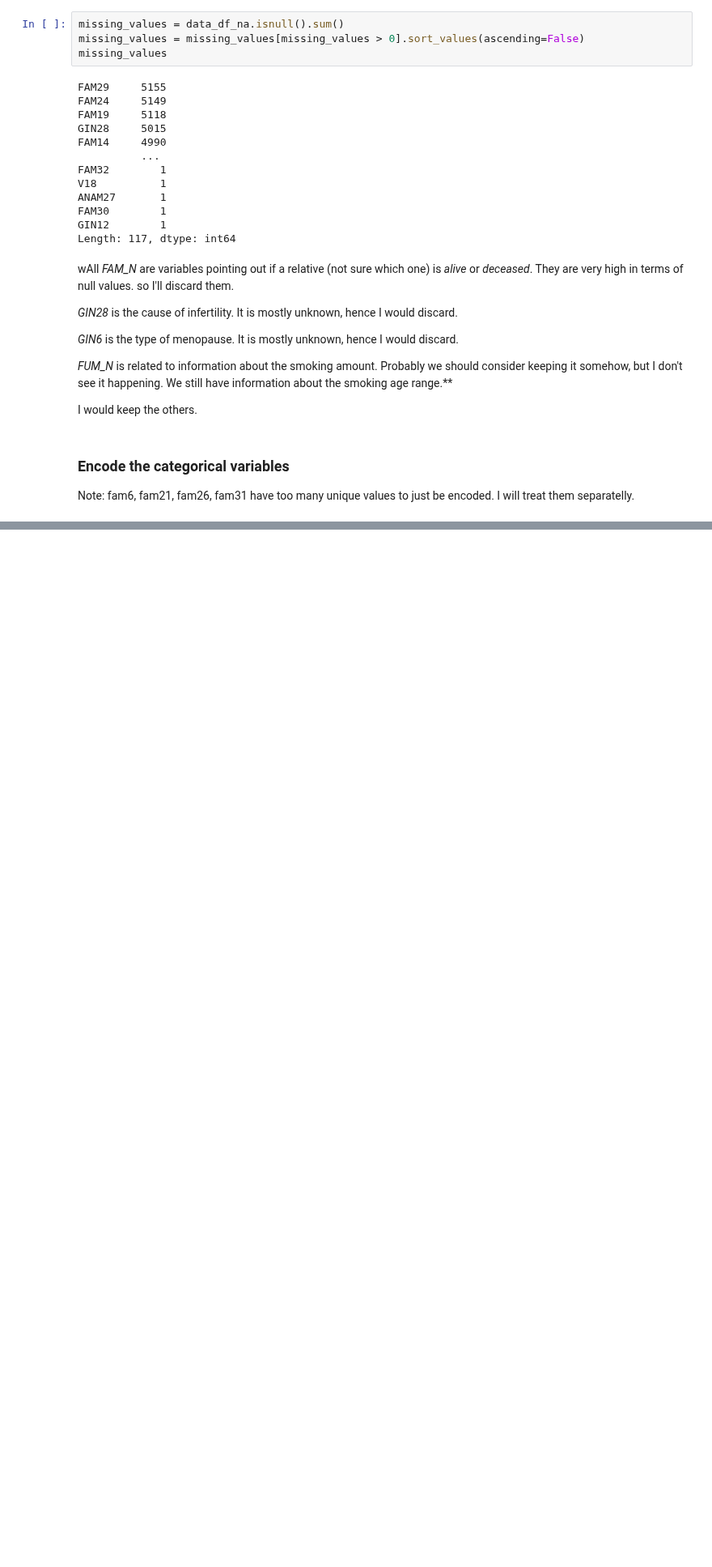
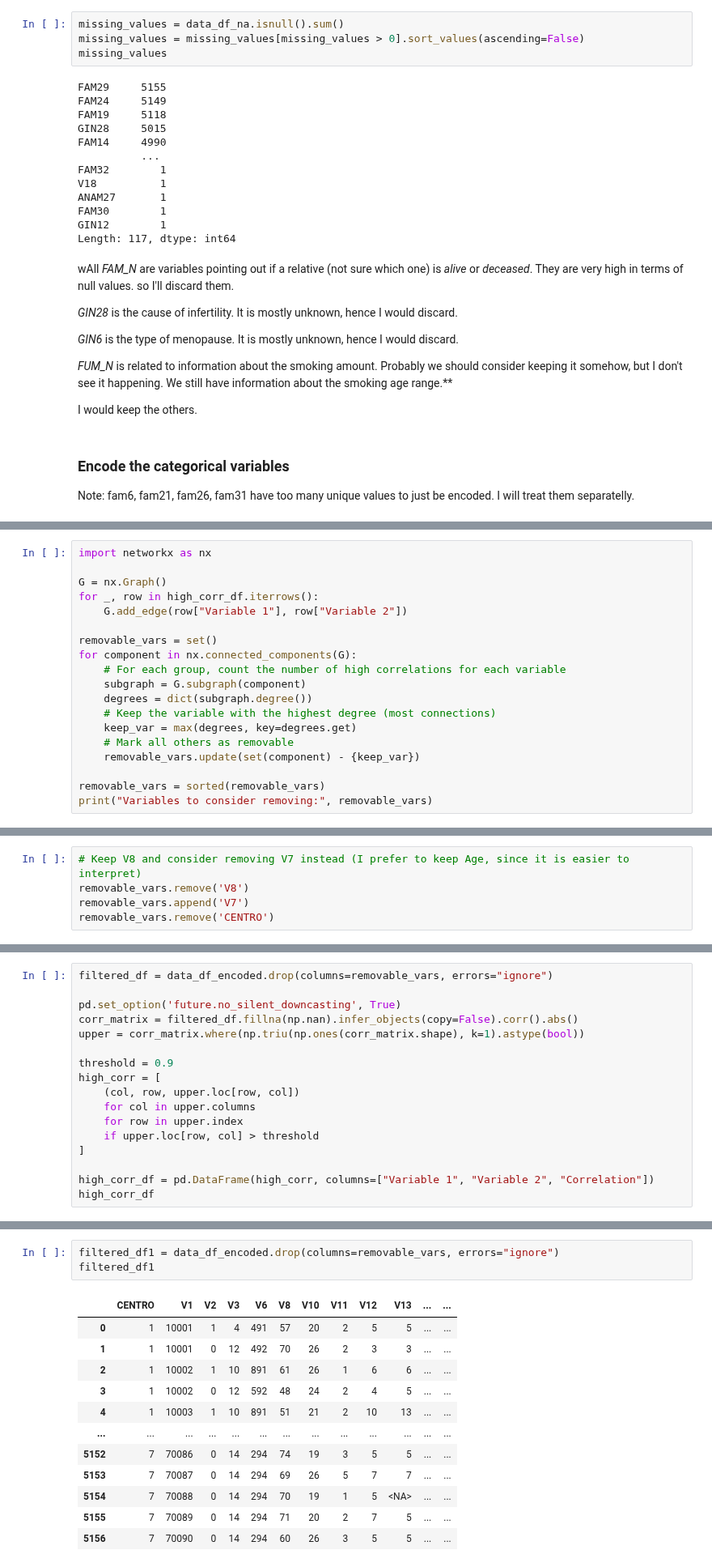
Before and after one commit to Paolaloi/EpidemLab, a Jupyter notebook: code.ipynb, the cells around one changed output, grey strips where cells are left out. Shown at 81% size. Cells and saved outputs as stored; diff of their text form; blank space fills up the shorter version.

```diff
--- a/code.ipynb
+++ b/code.ipynb
@@ -318,0 +371,19 @@ KeyError: "None of [Index(['center', 'v4', 'v5', 'v9', 'v14', 'v15', 'fum10', 'f
+# %%
+import networkx as nx
+
+G = nx.Graph()
+for _, row in high_corr_df.iterrows():
+    G.add_edge(row["Variable 1"], row["Variable 2"])
+
+removable_vars = set()
+for component in nx.connected_components(G):
+    # For each group, count the number of high correlations for each variable
+    subgraph = G.subgraph(component)
+    degrees = dict(subgraph.degree())
+    # Keep the variable with the highest degree (most connections)
+    keep_var = max(degrees, key=degrees.get)
+    # Mark all others as removable
+    removable_vars.update(set(component) - {keep_var})
+
+removable_vars = sorted(removable_vars)
+print("Variables to consider removing:", removable_vars)
@@ -318,0 +392,5 @@ KeyError: "None of [Index(['center', 'v4', 'v5', 'v9', 'v14', 'v15', 'fum10', 'f
+# %%
+# Keep V8 and consider removing V7 instead (I prefer to keep Age, since it is easier to interpret)
+removable_vars.remove('V8')
+removable_vars.append('V7')
+removable_vars.remove('CENTRO')
@@ -318,0 +417,17 @@ KeyError: "None of [Index(['center', 'v4', 'v5', 'v9', 'v14', 'v15', 'fum10', 'f
+# %%
+filtered_df = data_df_encoded.drop(columns=removable_vars, errors="ignore")
+
+pd.set_option('future.no_silent_downcasting', True)
+corr_matrix = filtered_df.fillna(np.nan).infer_objects(copy=False).corr().abs()
+upper = corr_matrix.where(np.triu(np.ones(corr_matrix.shape), k=1).astype(bool))
+
+threshold = 0.9
+high_corr = [
+    (col, row, upper.loc[row, col])
+    for col in upper.columns
+    for row in upper.index
+    if upper.loc[row, col] > threshold
+]
+
+high_corr_df = pd.DataFrame(high_corr, columns=["Variable 1", "Variable 2", "Correlation"])
+high_corr_df
@@ -318,0 +437,16 @@ KeyError: "None of [Index(['center', 'v4', 'v5', 'v9', 'v14', 'v15', 'fum10', 'f
+# %%
+filtered_df1 = data_df_encoded.drop(columns=removable_vars, errors="ignore")
+filtered_df1
+# %% [output]
+|  | CENTRO | V1 | V2 | V3 | V6 | V8 | V10 | V11 | V12 | V13 | ... | ... |
+| 0 | 1 | 10001 | 1 | 4 | 491 | 57 | 20 | 2 | 5 | 5 | ... | ... |
+| 1 | 1 | 10001 | 0 | 12 | 492 | 70 | 26 | 2 | 3 | 3 | ... | ... |
+| 2 | 1 | 10002 | 1 | 10 | 891 | 61 | 26 | 1 | 6 | 6 | ... | ... |
+| 3 | 1 | 10002 | 0 | 12 | 592 | 48 | 24 | 2 | 4 | 5 | ... | ... |
+| 4 | 1 | 10003 | 1 | 10 | 891 | 51 | 21 | 2 | 10 | 13 | ... | ... |
+| ... | ... | ... | ... | ... | ... | ... | ... | ... | ... | ... | ... | ... |
+| 5152 | 7 | 70086 | 0 | 14 | 294 | 74 | 19 | 3 | 5 | 5 | ... | ... |
+| 5153 | 7 | 70087 | 0 | 14 | 294 | 69 | 26 | 5 | 7 | 7 | ... | ... |
+| 5154 | 7 | 70088 | 0 | 14 | 294 | 70 | 19 | 1 | 5 | <NA> | ... | ... |
+| 5155 | 7 | 70089 | 0 | 14 | 294 | 71 | 20 | 2 | 7 | 5 | ... | ... |
+| 5156 | 7 | 70090 | 0 | 14 | 294 | 60 | 26 | 3 | 5 | 5 | ... | ... |
```
Also changed, not shown: parts of 18 cells of this notebook.
